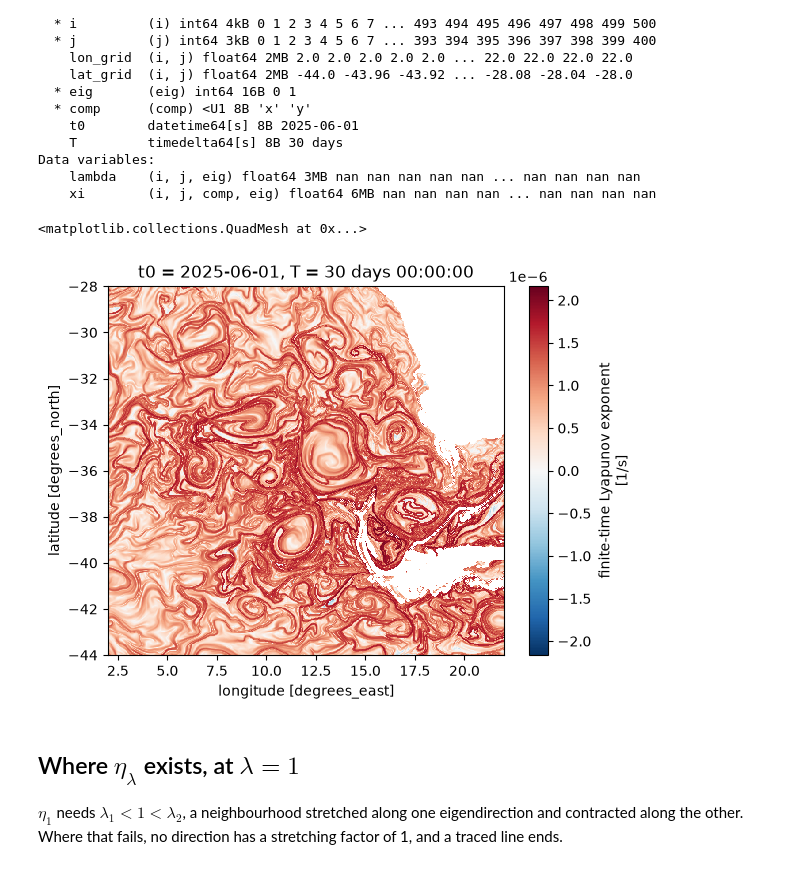
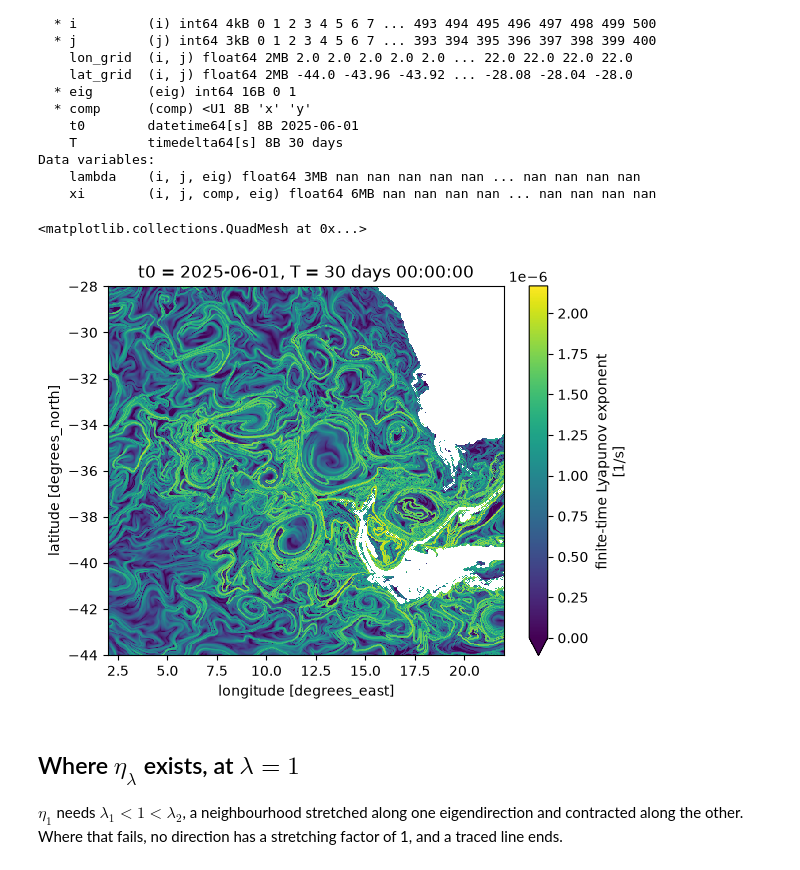
Before and after one commit to geomar-od-lagrange/lcs_parcels, a Jupyter notebook: examples/cape_cauldron_vortices.ipynb, the cells around one changed output. Drawn from its saved outputs; the diff is of its cells as text; code cells hidden in the pictures.

```diff
--- a/examples/cape_cauldron_vortices.ipynb
+++ b/examples/cape_cauldron_vortices.ipynb
@@ -184,10 +186,10 @@ Data variables:
     xi        (i, j, comp, eig) float64 6MB nan nan nan nan ... nan nan nan nan
 # %%
 ftle = forward.ftle()
-ftle.plot.pcolormesh(x="lon_grid", y="lat_grid")
+ftle.plot.pcolormesh(x="lon_grid", y="lat_grid", vmin=0.0)
 # %% [output]
 <matplotlib.collections.QuadMesh at 0x...>
-[figure, old version]
+[figure, new version]
 # %% [markdown]
 ## Where $\eta_\lambda$ exists, at $\lambda = 1$
 
```
Also changed, not shown: parts of 4 cells of this notebook, 5 other files.
